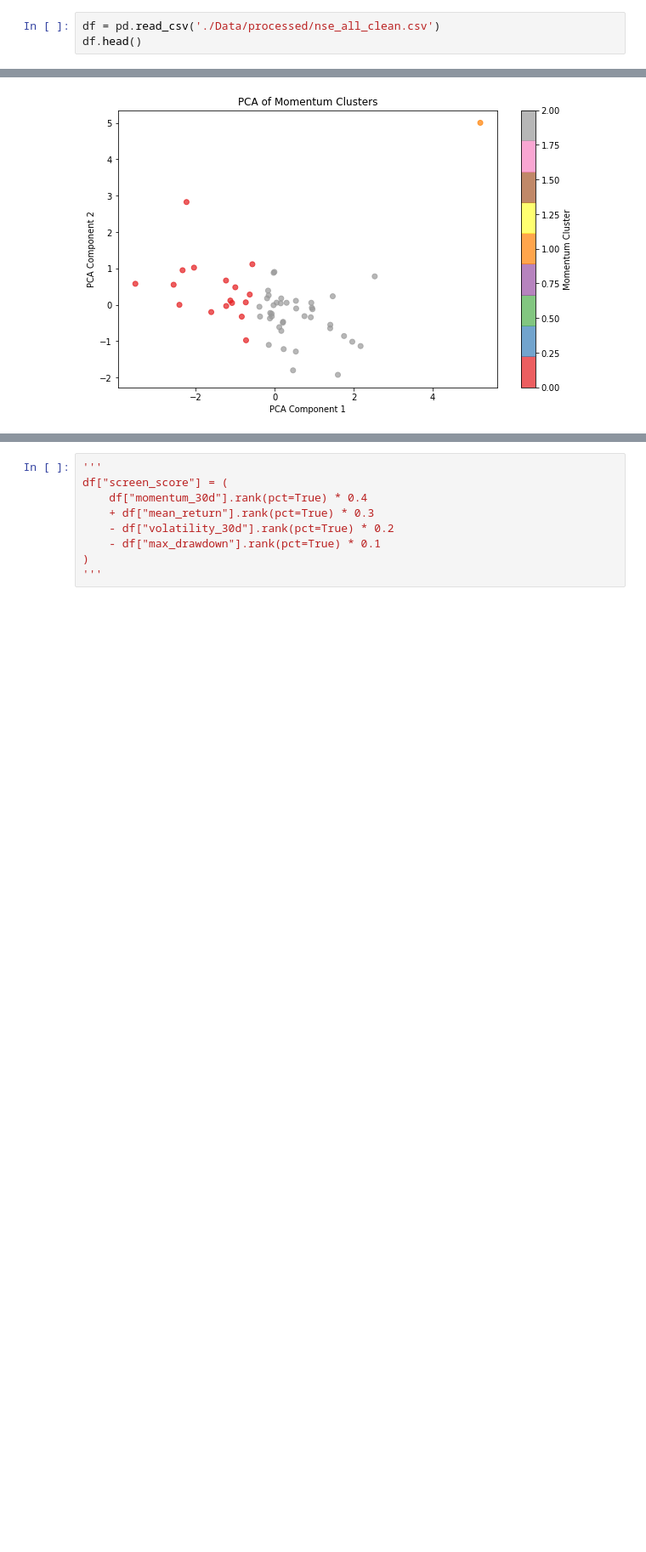
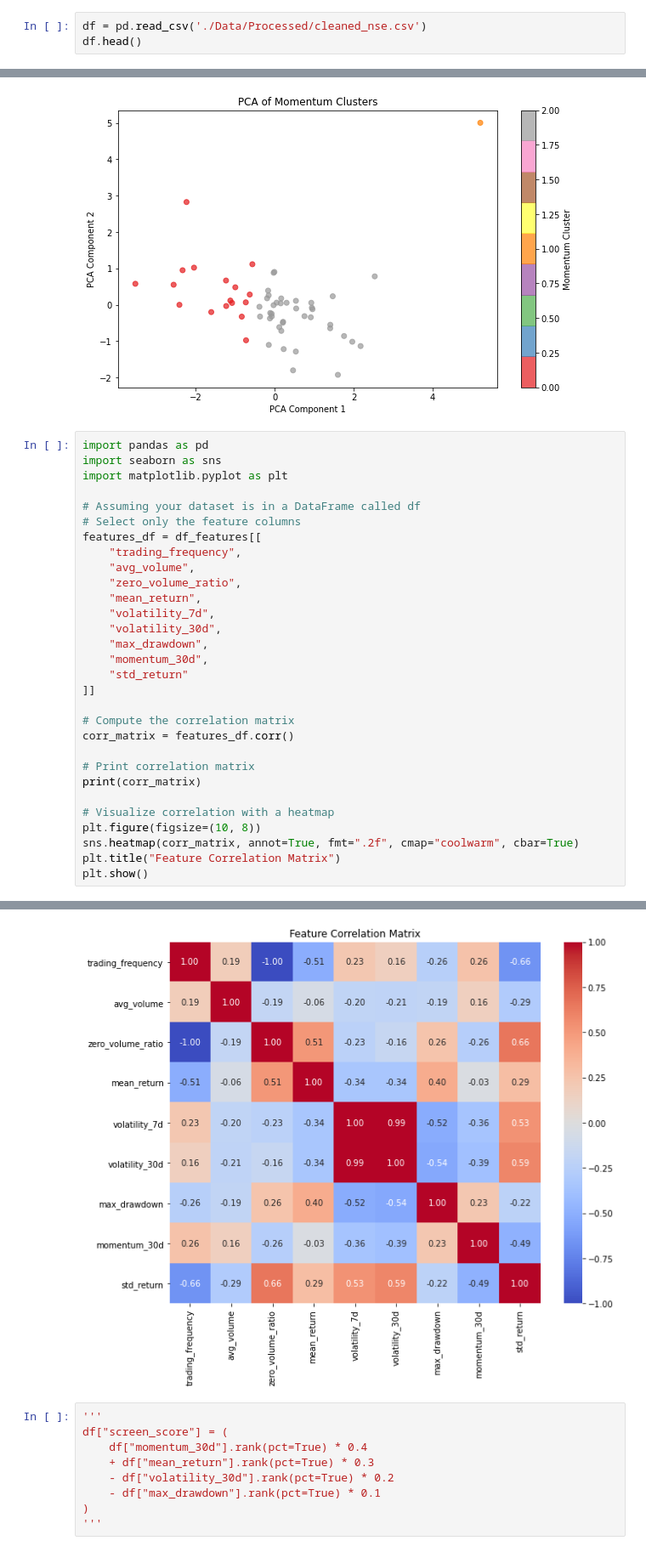
Before and after one commit to lorenaterah/NSE_Stock_Market_Segmentation, a Jupyter notebook: index.ipynb, the cells around one changed output, grey strips where cells are left out. Shown at 85% size. Cells and saved outputs as stored; diff of their text form; blank space fills up the shorter version.

```diff
--- a/index.ipynb
+++ b/index.ipynb
@@ -3,7 +3,7 @@ import pandas as pd
 import numpy as np
 import matplotlib.pyplot as plt
 # %%
-df = pd.read_csv('./Data/processed/nse_all_clean.csv')
+df = pd.read_csv('./Data/Processed/cleaned_nse.csv')
 df.head()
 # %% [output]
 |  | Date | Stock_code | Name | 12m Low | 12m High | Day Low | Day High | Day Price | Previous | Change | ... |
@@ -364,3 +364,34 @@ plt.colorbar(scatter, label='Momentum Cluster')
 plt.show()
 # %% [output]
 [figure]
+# %%
+import pandas as pd
+import seaborn as sns
+import matplotlib.pyplot as plt
+
+# Assuming your dataset is in a DataFrame called df
+# Select only the feature columns
+features_df = df_features[[
+    "trading_frequency",
+    "avg_volume",
+    "zero_volume_ratio",
+    "mean_return",
+    "volatility_7d",
+    "volatility_30d",
+    "max_drawdown",
+    "momentum_30d",
+    "std_return"
+]]
+
+# Compute the correlation matrix
+corr_matrix = features_df.corr()
+
+# Print correlation matrix
+print(corr_matrix)
+
+# Visualize correlation with a heatmap
+plt.figure(figsize=(10, 8))
+sns.heatmap(corr_matrix, annot=True, fmt=".2f", cmap="coolwarm", cbar=True)
+plt.title("Feature Correlation Matrix")
+plt.show()
+# %% [output]
@@ -367,3 +415,4 @@ plt.show()
+[figure, added]
 # %%
 '''
 df["screen_score"] = (
```
Also changed, not shown: parts of 2 cells of this notebook, 5 other files.
